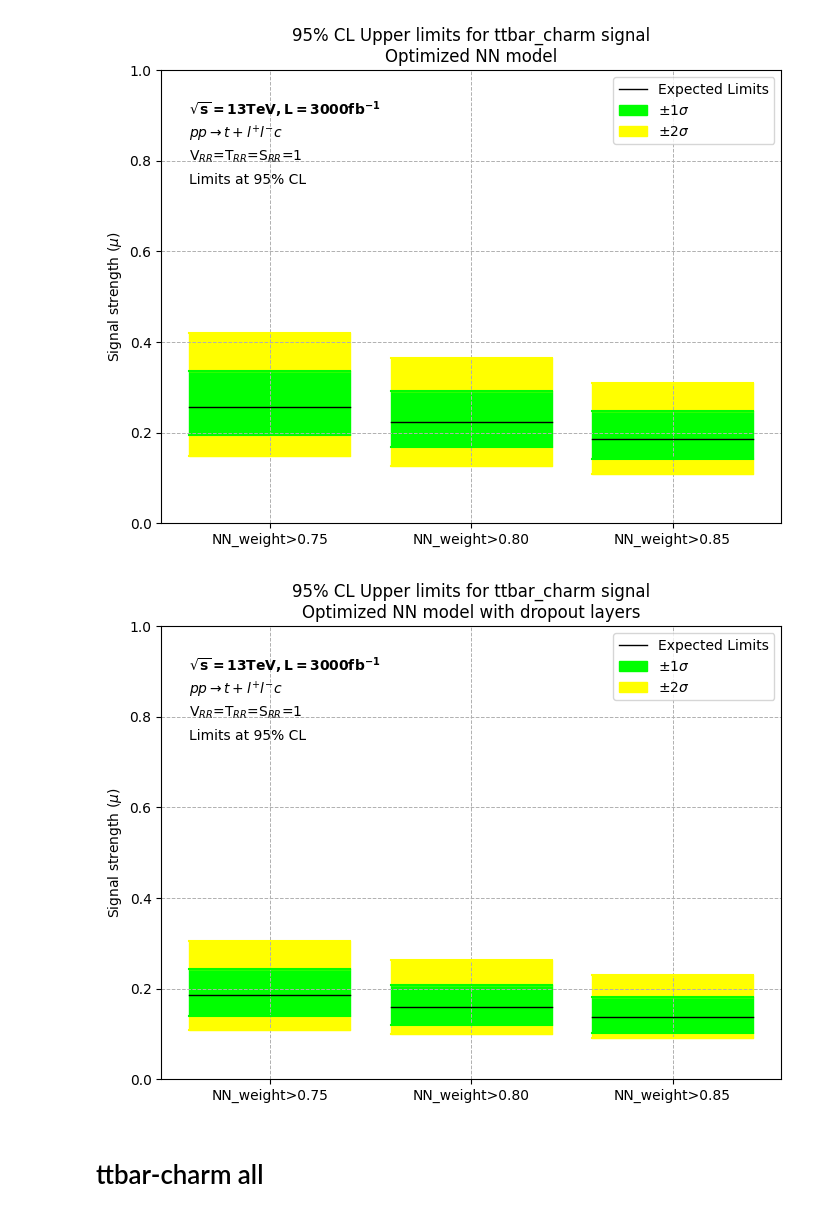
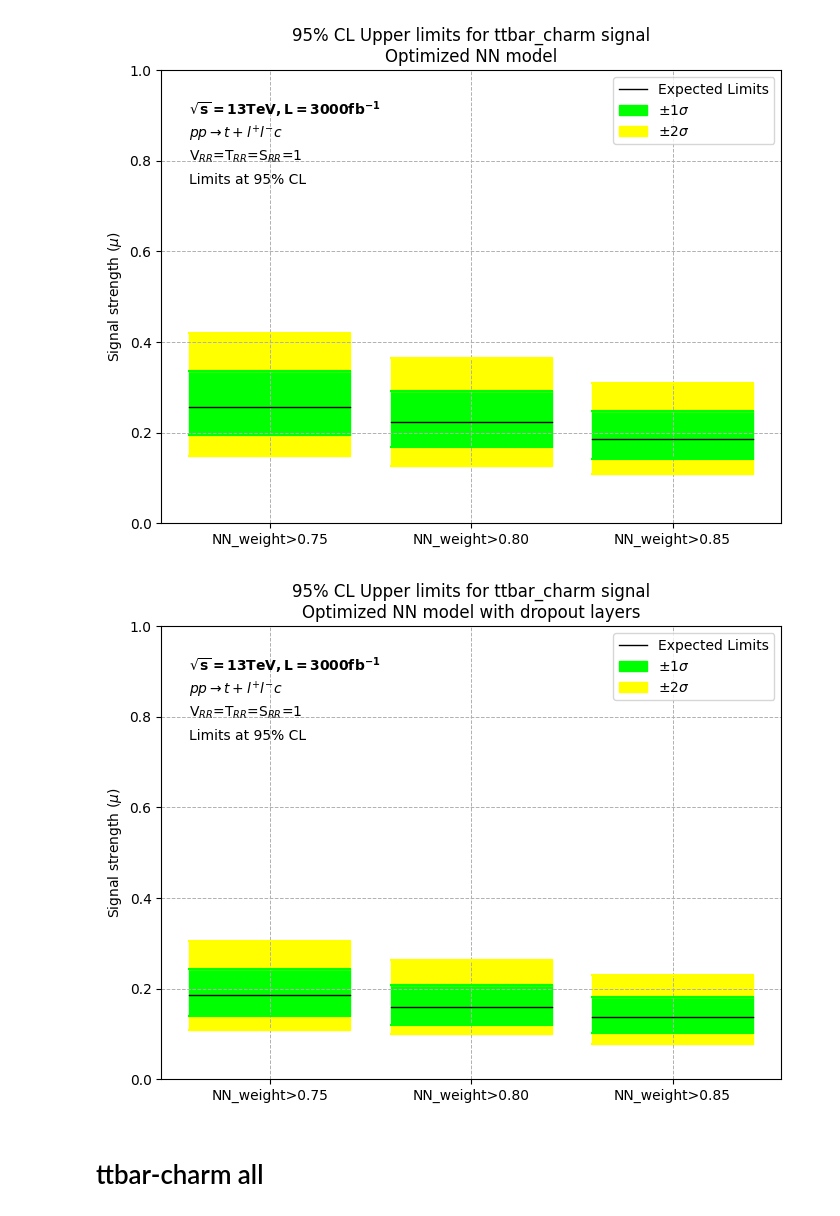
Before and after one commit to mghasemi19/TopFC, a Jupyter notebook: Fit_results/UL_plots.ipynb, the cells around one changed output. Saved outputs shown, nothing was run; the diff lists cells and outputs as text; code cells hidden in the pictures.

```diff
--- a/Fit_results/UL_plots.ipynb
+++ b/Fit_results/UL_plots.ipynb
@@ -372,10 +371,10 @@ UL_plots('[array(0.14873523), array(0.19424455), array(0.25644373), array(0.3358
 # %%
 UL_plots('[array(0.10777805), array(0.1403877), array(0.1854143), array(0.24396336), array(0.30539504)]',
          '[array(0.1), array(0.11974006), array(0.15853882), array(0.20834614), array(0.2638776)]',
-         '[array(0.09), array(0.10126216), array(0.13774739), array(0.18042478), array(0.23033588)]',
+         '[array(0.07718075), array(0.10126216), array(0.13774739), array(0.18042478), array(0.23033588)]',
          'ttbar_charm', 'NN_weight>0.75', 'NN_weight>0.80', 'NN_weight>0.85', 'Optimized NN model with dropout layers', [0,1])
 # %% [output]
-[figure, old version]
+[figure, new version]
 # %% [markdown]
 # ttbar-charm all
 # %%
```
Also changed, not shown: parts of 14 cells of this notebook, 14 other files.
